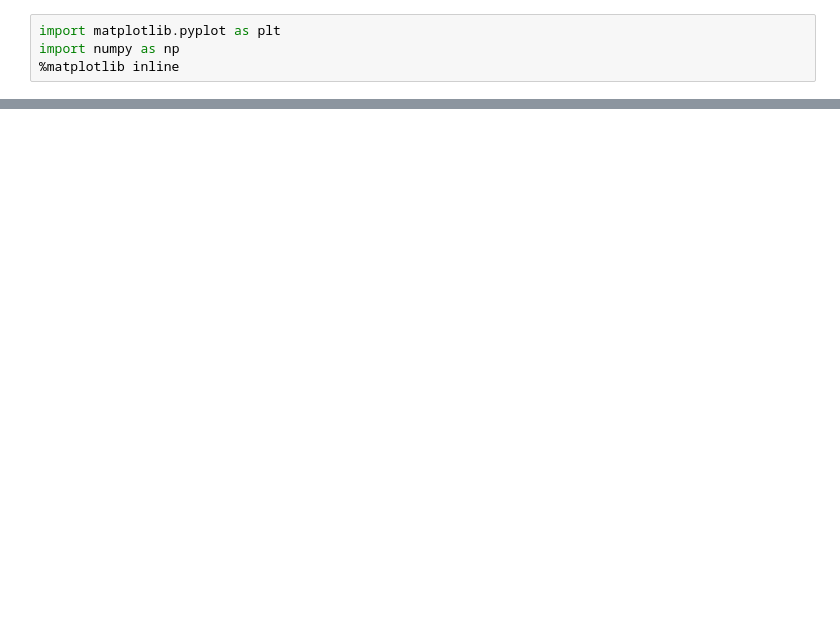
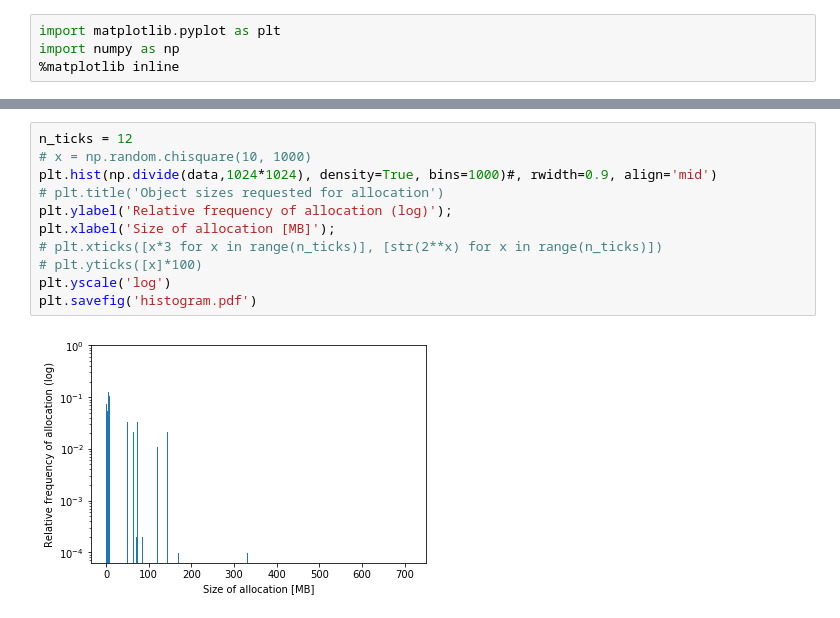
Before and after one commit to EWouters/II2202-Research-Methodology-and-Scientific-Writing---Report, a Jupyter notebook: Quantitative_Python/Plots.ipynb, the cells around one changed output, grey strips where cells are left out. Drawn from its saved outputs; the diff is of its cells as text; blank space fills up the shorter version.

Commit message:
add data from histogram

```diff
--- a/Quantitative_Python/Plots.ipynb
+++ b/Quantitative_Python/Plots.ipynb
@@ -16,0 +19,13 @@ plt.savefig('histogram.pdf')
+# %%
+n_ticks = 12
+# x = np.random.chisquare(10, 1000)
+plt.hist(np.divide(data,1024*1024), density=True, bins=1000)#, rwidth=0.9, align='mid')
+# plt.title('Object sizes requested for allocation')
+plt.ylabel('Relative frequency of allocation (log)');
+plt.xlabel('Size of allocation [MB]');
+# plt.xticks([x*3 for x in range(n_ticks)], [str(2**x) for x in range(n_ticks)])
+# plt.yticks([x]*100)
+plt.yscale('log')
+plt.savefig('histogram.pdf')
+# %% [output]
+[figure, added]
```
Also changed, not shown: parts of 6 cells of this notebook, 1 other file.
